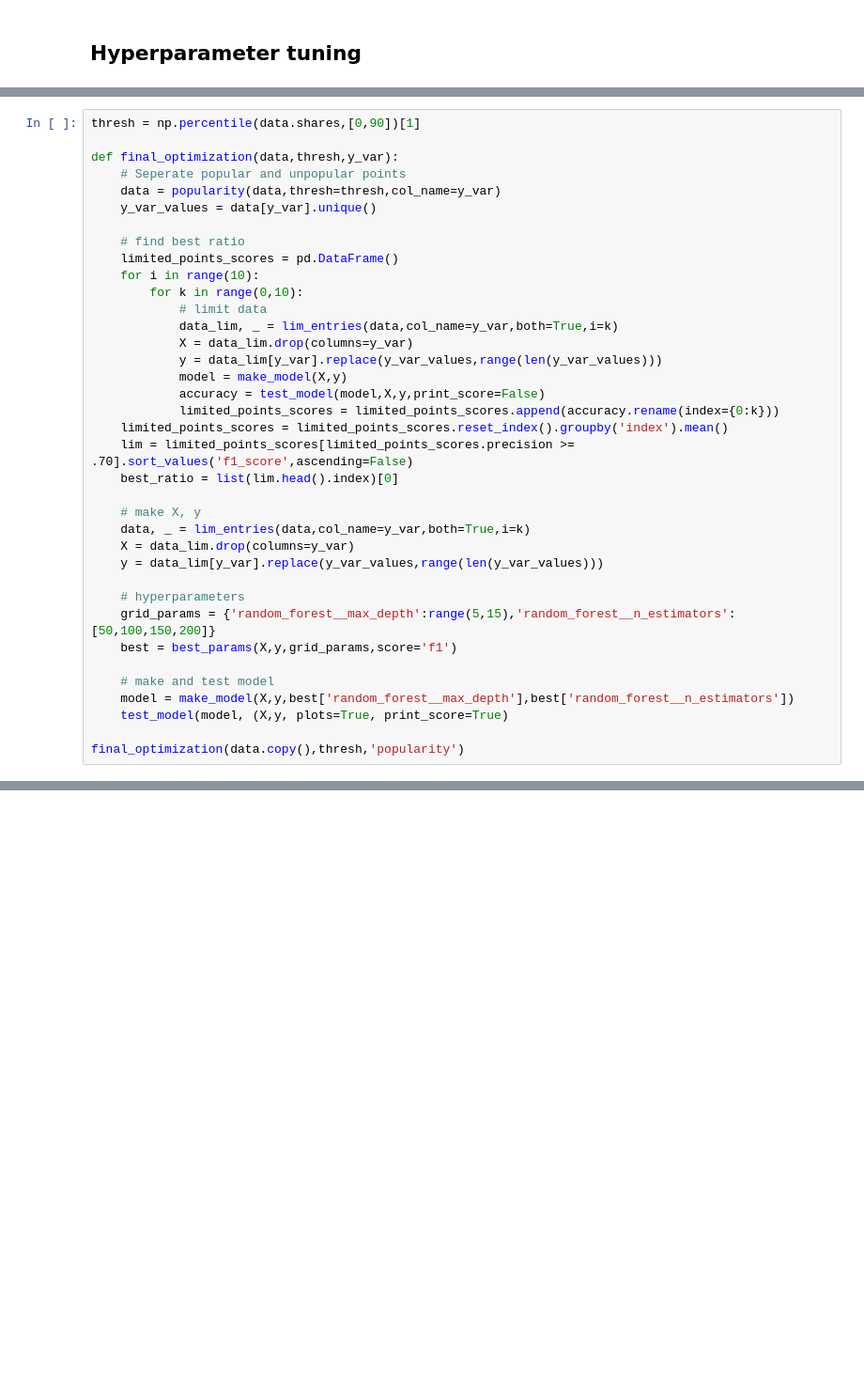
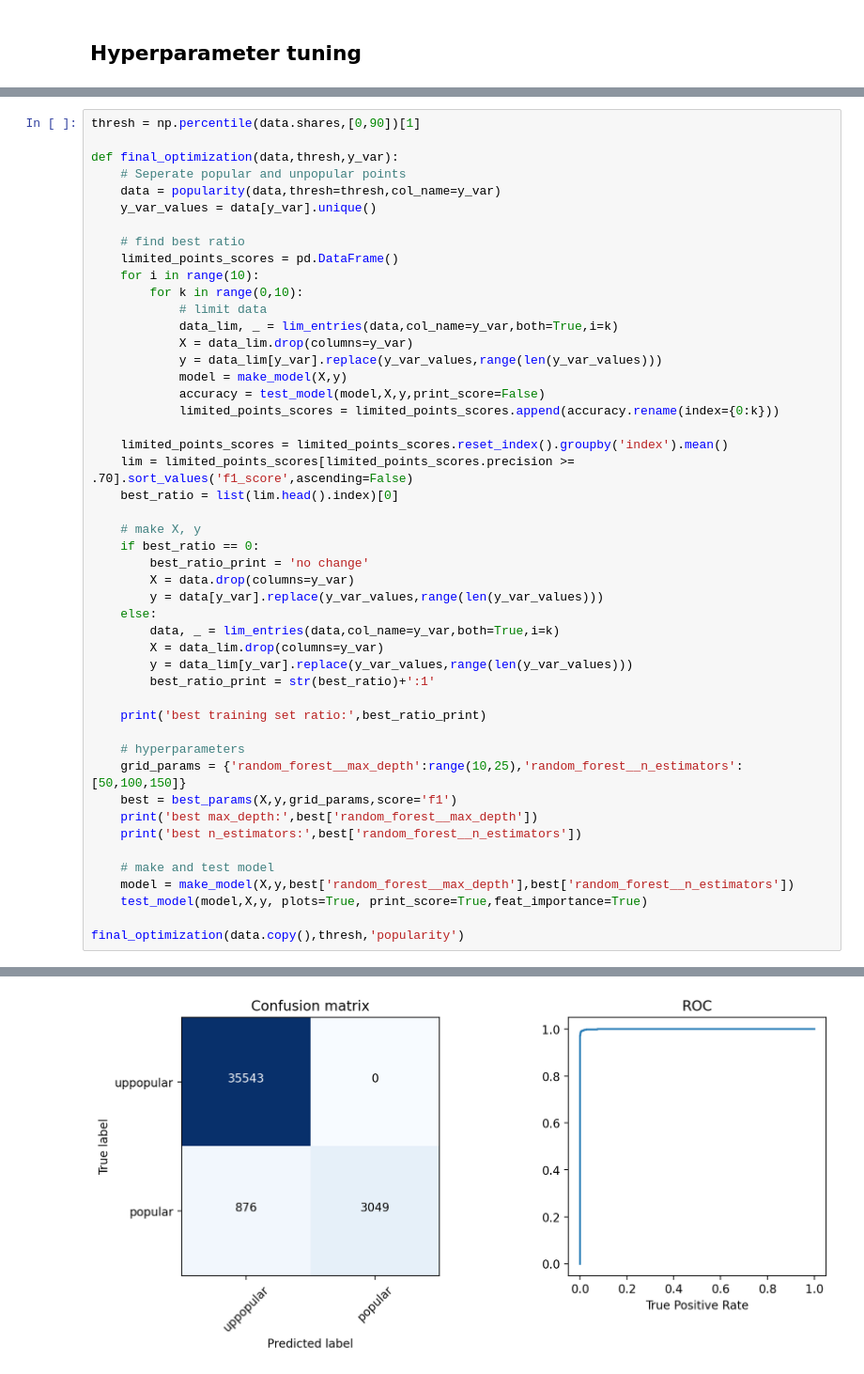
Before and after one commit to taracrutchfield/CapstoneTwo_ArticleShares, a Jupyter notebook: Model Optimization.ipynb, the cells around one changed output, grey strips where cells are left out. Shown at 94% size. Cells and saved outputs as stored; diff of their text form; blank space fills up the shorter version.

```diff
--- a/Model Optimization.ipynb
+++ b/Model Optimization.ipynb
@@ -289,21 +330,33 @@ def final_optimization(data,thresh,y_var):
             model = make_model(X,y)
             accuracy = test_model(model,X,y,print_score=False)
             limited_points_scores = limited_points_scores.append(accuracy.rename(index={0:k}))
+
     limited_points_scores = limited_points_scores.reset_index().groupby('index').mean()
     lim = limited_points_scores[limited_points_scores.precision >= .70].sort_values('f1_score',ascending=False)
     best_ratio = list(lim.head().index)[0]
 
     # make X, y
-    data, _ = lim_entries(data,col_name=y_var,both=True,i=k)
-    X = data_lim.drop(columns=y_var)
-    y = data_lim[y_var].replace(y_var_values,range(len(y_var_values)))
+    if best_ratio == 0:
+        best_ratio_print = 'no change'
+        X = data.drop(columns=y_var)
+        y = data[y_var].replace(y_var_values,range(len(y_var_values)))
+    else:
+        data, _ = lim_entries(data,col_name=y_var,both=True,i=k)
+        X = data_lim.drop(columns=y_var)
+        y = data_lim[y_var].replace(y_var_values,range(len(y_var_values)))
+        best_ratio_print = str(best_ratio)+':1'
+
+    print('best training set ratio:',best_ratio_print)
 
     # hyperparameters
-    grid_params = {'random_forest__max_depth':range(5,15),'random_forest__n_estimators':[50,100,150,200]}
+    grid_params = {'random_forest__max_depth':range(10,25),'random_forest__n_estimators':[50,100,150]}
     best = best_params(X,y,grid_params,score='f1')
+    print('best max_depth:',best['random_forest__max_depth'])
+    print('best n_estimators:',best['random_forest__n_estimators'])
 
     # make and test model
     model = make_model(X,y,best['random_forest__max_depth'],best['random_forest__n_estimators'])
-    test_model(model, (X,y, plots=True, print_score=True)
+    test_model(model,X,y, plots=True, print_score=True,feat_importance=True)
 
 final_optimization(data.copy(),thresh,'popularity')
+# %% [output]
@@ -309,0 +368 @@ final_optimization(data.copy(),thresh,'popularity')
+[figure, added]
```
Also changed, not shown: parts of 7 cells of this notebook, 2 other files.
